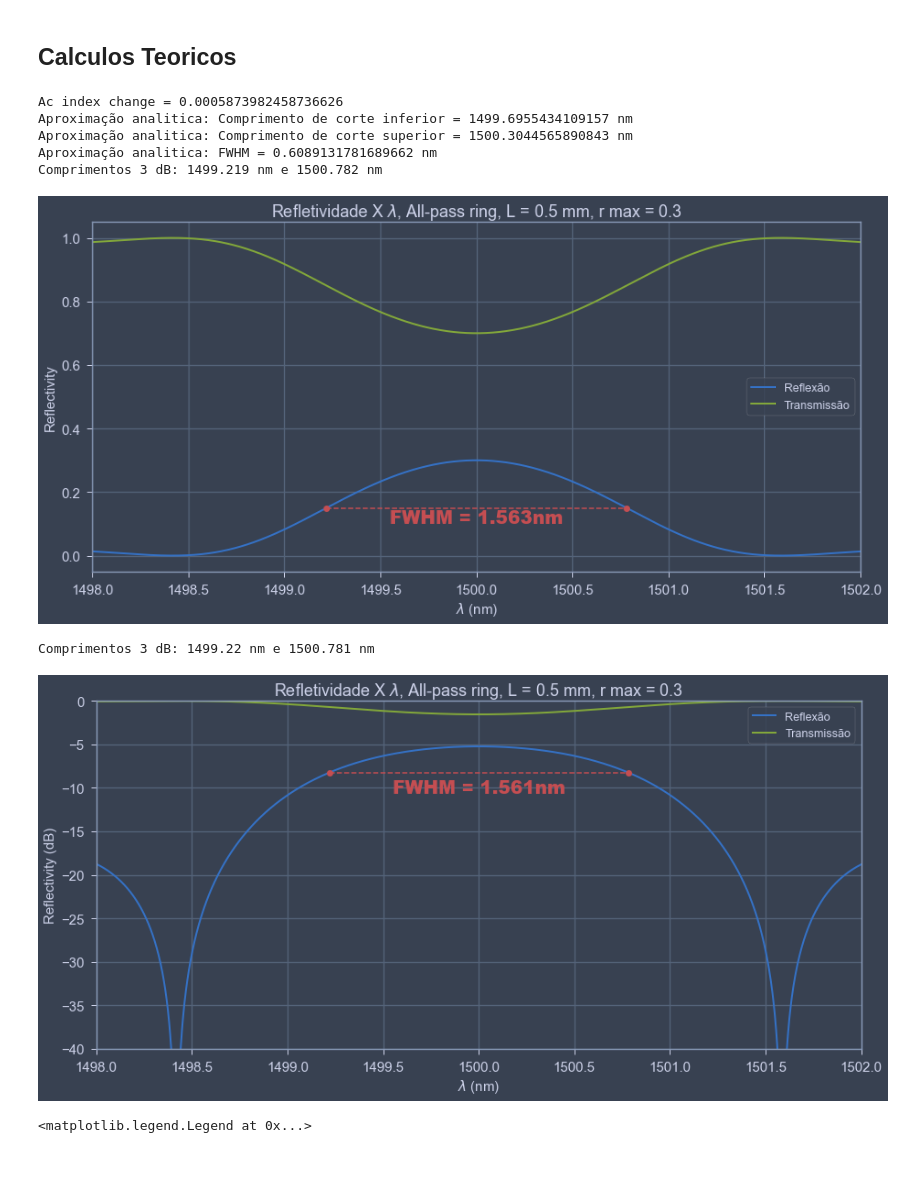
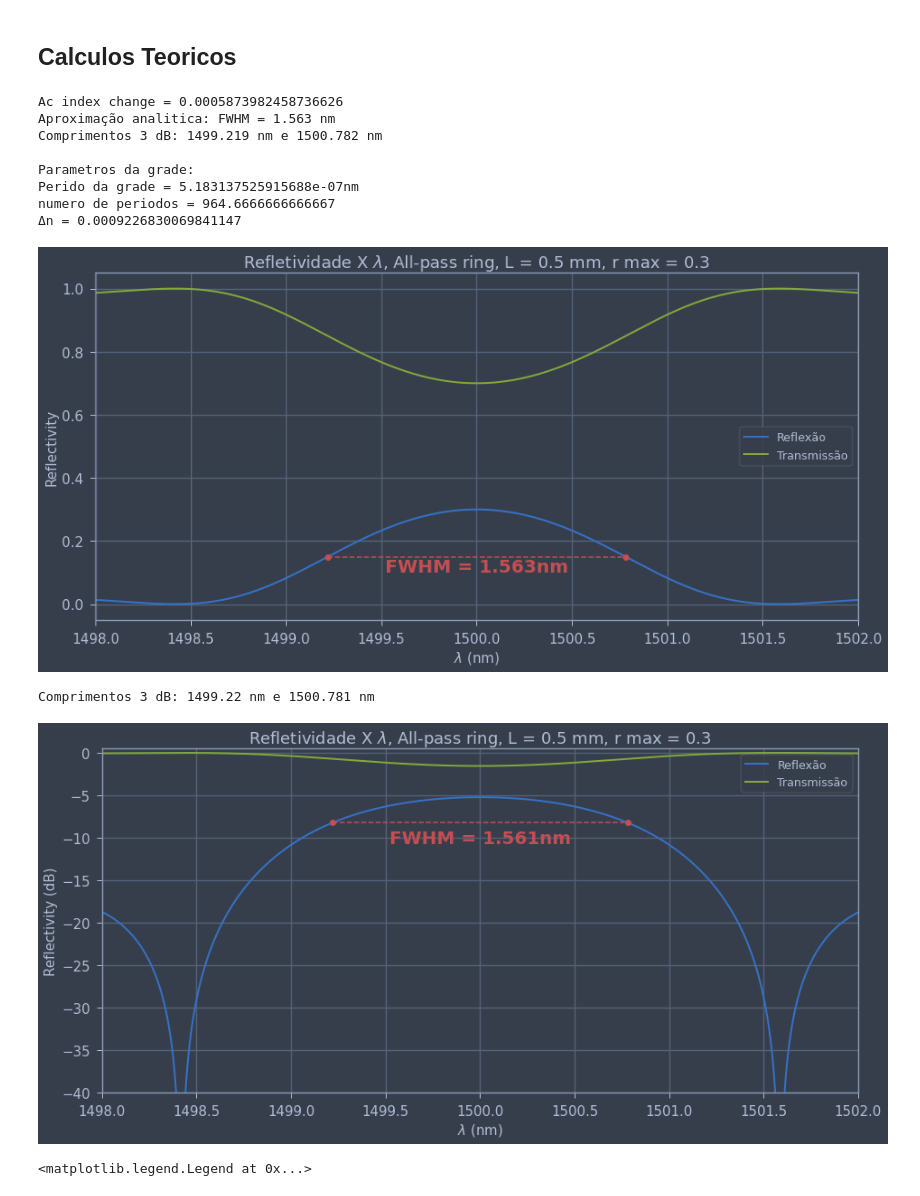
Before and after one commit to LucasLobo7/Bragg-Gratings, a Jupyter notebook: simulations/python/Calculations.ipynb, the cells around one changed output. Saved outputs shown, nothing was run; the diff lists cells and outputs as text; code cells hidden in the pictures; blank space fills up the shorter version.

```diff
--- a/simulations/python/Calculations.ipynb
+++ b/simulations/python/Calculations.ipynb
@@ -13,11 +13,17 @@ from scipy.signal import find_peaks
 plt.rcParams["figure.figsize"] = (15,7)
 from numpy.lib.scimath import sqrt as csqrt
 
-os.add_dll_directory('C:\\Program Files\\Lumerical\\v202\\api\\python\\')
-lumapi = imp.load_source('lumapi','C:\\Program Files\\Lumerical\\v202\\api\\python\\lumapi.py')
+#os.add_dll_directory('C:\\Program Files\\Lumerical\\v202\\api\\python\\')
+#lumapi = imp.load_source('lumapi','C:\\Program Files\\Lumerical\\v202\\api\\python\\lumapi.py')
 
+sys.path.append("/opt/lumerical/v221/api/python") #Default linux lumapi path
+import lumapi
+sys.path.append(os.path.dirname('/media/lucas/datam01/LucasLobo/BRAG-GRATINGS/simulations/python')) #Current directory
 
+from jupyterthemes import jtplot
 
+jtplot.style(theme='onedork', context='notebook', ticks=True, grid=True)
+plt.rcParams["figure.figsize"] = (15,7)
 
 def fwhm(x,y):
     from scipy.signal import find_peaks
@@ -74,12 +80,16 @@ def fwhmlog(x,y):
 
 c = 299792458
 neff = 1.447
+ng = 2.9337
 comprimento = np.linspace(1498*1e-9,1502*1e-9,100000)
+
 # Parametros
 
 lambda_ressonancia = 1500e-9
 L = 0.5e-3
 rmax = 0.3
+periodo = lambda_ressonancia/(2*neff)
+n = L/periodo
 
 # Calculos
 sigma_base = 0 # dc coupling
@@ -93,13 +103,21 @@ vneff  = kappa*lambda_ressonancia/np.pi
 reflexao = abs((np.sinh(L*csqrt((kappa**2-sigma**2)))**2)/((np.cosh(L*csqrt((kappa**2-sigma**2)))**2) - ((sigma**2)/(kappa**2))))
 print('Ac index change = {}'.format(kappa*lambda_ressonancia/np.pi))
 
+
+# Zeros da função
 bandamin = lambda_ressonancia - vneff/(2*neff)*lambda_ressonancia
 bandamax = lambda_ressonancia + vneff/(2*neff)*lambda_ressonancia
 largura = vneff/neff*lambda_ressonancia
 
-print('Aproximação analitica: Comprimento de corte inferior = {} nm'.format(bandamin*1e9))
-print('Aproximação analitica: Comprimento de corte superior = {} nm'.format(bandamax*1e9))
-print('Aproximação analitica: FWHM = {} nm'.format((largura)*1e9))
+# Banda de passagem
+bandateo = (lambda_ressonancia**2)*np.sqrt(kappa**2+(np.pi/L)**2)/(ng*np.pi)
+#print((lambda_ressonancia**2)*np.sqrt(kappa**2+(np.pi/L)**2)/(1.563e-9*np.pi))
+
+#print('Aproximação analitica: Comprimento de corte inferior = {} nm'.format(bandamin*1e9))
+#print('Aproximação analitica: Comprimento de corte superior = {} nm'.format(bandamax*1e9))
+print('Aproximação analitica: FWHM = {} nm'.format(round((bandateo)*1e9,3)))
+
+
 
 plt.plot(comprimento*1e9,reflexao,linewidth=2)
 plt.plot(comprimento*1e9,1-reflexao,linewidth=2)
@@ -114,29 +132,37 @@ plt.legend(['Reflexão','Transmissão'])
 #fwhm
 
 halfminindex, halfmaxindex = fwhm(comprimento,reflexao)
+
+print('\n' 'Parametros da grade:')
+print('Perido da grade = {}nm'.format(periodo))
+print('numero de periodos = {}'.format(n))
+print('Δn = {}'.format(kappa*lambda_ressonancia/2))
 # %% [output]
 Ac index change = 0.0005873982458736626
-Aproximação analitica: Comprimento de corte inferior = 1499.6955434109157 nm
-Aproximação analitica: Comprimento de corte superior = 1500.3044565890843 nm
-Aproximação analitica: FWHM = 0.6089131781689662 nm
+Aproximação analitica: FWHM = 1.563 nm
 Comprimentos 3 dB: 1499.219 nm e 1500.782 nm
+
+Parametros da grade:
+Perido da grade = 5.183137525915688e-07nm
+numero de periodos = 964.6666666666667
+Δn = 0.0009226830069841147
-[figure, old version]
+[figure, new version]
 # %%
 plt.plot(comprimento*1e9,10*np.log10(reflexao),linewidth=2)
 plt.plot(comprimento*1e9,10*np.log10(1-reflexao),linewidth=2)
 plt.xlim(comprimento[0]*1e9,comprimento[np.size(comprimento)-1]*1e9)
-plt.ylim(-40,0)
+plt.ylim(-40,0.5)
 plt.xlabel(r'$\lambda$ (nm)',fontsize =15)
 plt.ylabel(r'Reflectivity (dB)',fontsize =15)
 plt.xticks(fontsize =15)
 plt.yticks(fontsize =15)
 plt.title(r'Refletividade X $\lambda$'', All-pass ring, L = {} mm, r max = {}'.format(L*1e3,rmax),fontsize =18)
 plt.legend(['Reflexão','Transmissão'])
 
 halfminindex, halfmaxindex = fwhmlog(comprimento,10*np.log10(reflexao))
 # %% [output]
 Comprimentos 3 dB: 1499.22 nm e 1500.781 nm
-[figure, old version]
+[figure, new version]
 # %%
 # Constantes
 
```
Also changed, not shown: 1 other file.
